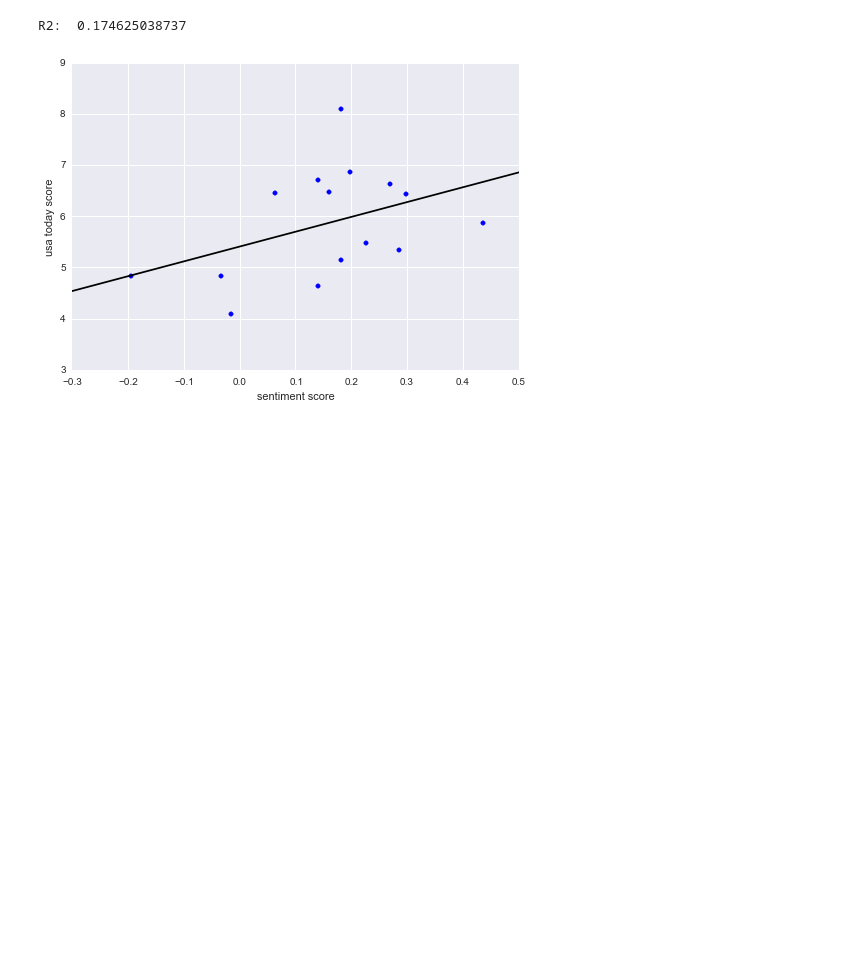
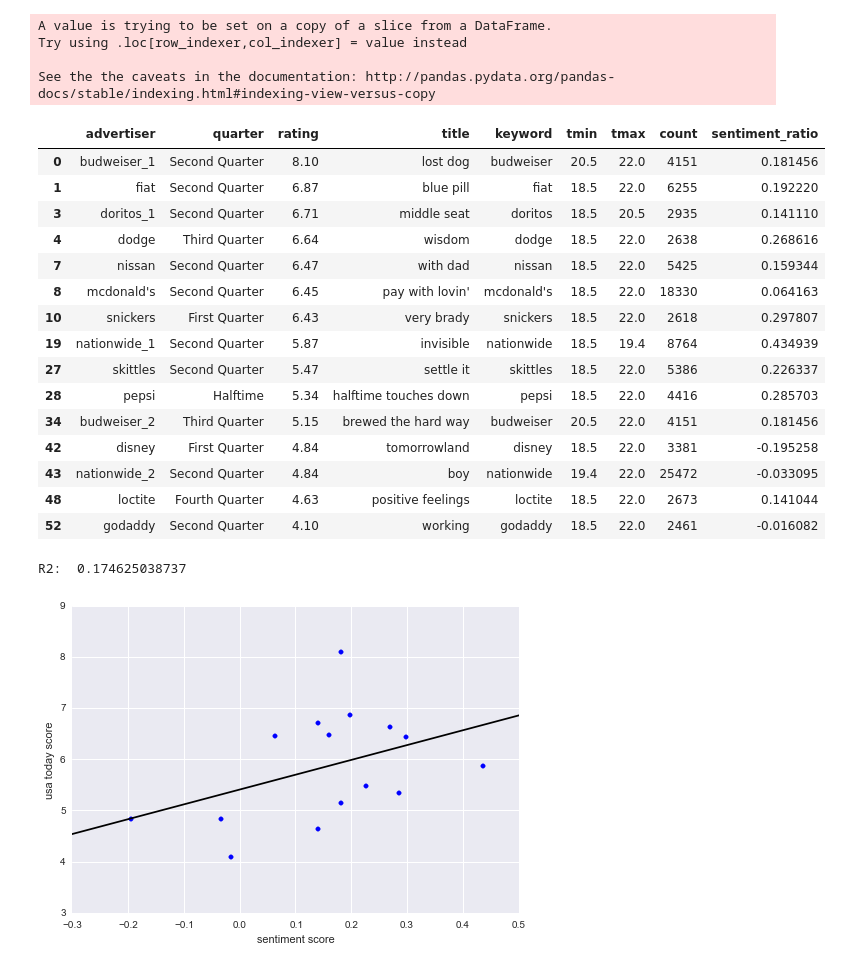
Before and after one commit to vybhavk/superbowl_tweets, a Jupyter notebook: ipython_notebooks/get_ad_fit.ipynb, the cells around one changed output. Drawn from its saved outputs; the diff is of its cells as text; code cells hidden in the pictures; blank space fills up the shorter version.

```diff
--- a/ipython_notebooks/get_ad_fit.ipynb
+++ b/ipython_notebooks/get_ad_fit.ipynb
@@ -12,9 +9,9 @@ from textblob.sentiments import NaiveBayesAnalyzer
 # %%
-con = sqlite3.connect("tweets_v2.db")
+con = sqlite3.connect("../dbs/tweets_v2.db")
 df = pd.read_sql("SELECT * from tweets", con, parse_dates=['created_at'])
 df['content'] = df.content.str.lower()
 # %%
-con = sqlite3.connect("usatoday_ads.db")
+con = sqlite3.connect("../dbs/usatoday_ads.db")
 df_ads = pd.read_sql("SELECT * from ads", con)
 # %%
 def get_sentiment_ratio(keyword,tmin,tmax):
@@ -43,6 +39,30 @@ for i in df_ads_popular[['keyword','tmin','tmax']].values:
     sentiment_ratio_value = get_sentiment_ratio(i[0],i[1],i[2])
     sentiment_ratios.append(sentiment_ratio_value)
 df_ads_popular['sentiment_ratio'] = np.array(sentiment_ratios)
+# %% [output]
+A value is trying to be set on a copy of a slice from a DataFrame.
+Try using .loc[row_indexer,col_indexer] = value instead
+
+See the the caveats in the documentation: http://pandas.pydata.org/pandas-docs/stable/indexing.html#indexing-view-versus-copy
+# %%
+df_ads_popular
+# %% [output]
+|  | advertiser | quarter | rating | title | keyword | tmin | tmax | count | sentiment_ratio |
+| 0 | budweiser_1 | Second Quarter | 8.10 | lost dog | budweiser | 20.5 | 22.0 | 4151 | 0.181456 |
+| 1 | fiat | Second Quarter | 6.87 | blue pill | fiat | 18.5 | 22.0 | 6255 | 0.192220 |
+| 3 | doritos_1 | Second Quarter | 6.71 | middle seat | doritos | 18.5 | 20.5 | 2935 | 0.141110 |
+| 4 | dodge | Third Quarter | 6.64 | wisdom | dodge | 18.5 | 22.0 | 2638 | 0.268616 |
+| 7 | nissan | Second Quarter | 6.47 | with dad | nissan | 18.5 | 22.0 | 5425 | 0.159344 |
+| 8 | mcdonald's | Second Quarter | 6.45 | pay with lovin' | mcdonald's | 18.5 | 22.0 | 18330 | 0.064163 |
+| 10 | snickers | First Quarter | 6.43 | very brady | snickers | 18.5 | 22.0 | 2618 | 0.297807 |
+| 19 | nationwide_1 | Second Quarter | 5.87 | invisible | nationwide | 18.5 | 19.4 | 8764 | 0.434939 |
+| 27 | skittles | Second Quarter | 5.47 | settle it | skittles | 18.5 | 22.0 | 5386 | 0.226337 |
+| 28 | pepsi | Halftime | 5.34 | halftime touches down | pepsi | 18.5 | 22.0 | 4416 | 0.285703 |
+| 34 | budweiser_2 | Third Quarter | 5.15 | brewed the hard way | budweiser | 20.5 | 22.0 | 4151 | 0.181456 |
+| 42 | disney | First Quarter | 4.84 | tomorrowland | disney | 18.5 | 22.0 | 3381 | -0.195258 |
+| 43 | nationwide_2 | Second Quarter | 4.84 | boy | nationwide | 19.4 | 22.0 | 25472 | -0.033095 |
+| 48 | loctite | Fourth Quarter | 4.63 | positive feelings | loctite | 18.5 | 22.0 | 2673 | 0.141044 |
+| 52 | godaddy | Second Quarter | 4.10 | working | godaddy | 18.5 | 22.0 | 2461 | -0.016082 |
 # %%
 from sklearn.linear_model import LinearRegression
 from sklearn.linear_model import Ridge
```
Also changed, not shown: parts of 3 cells of this notebook, 19 other files.
